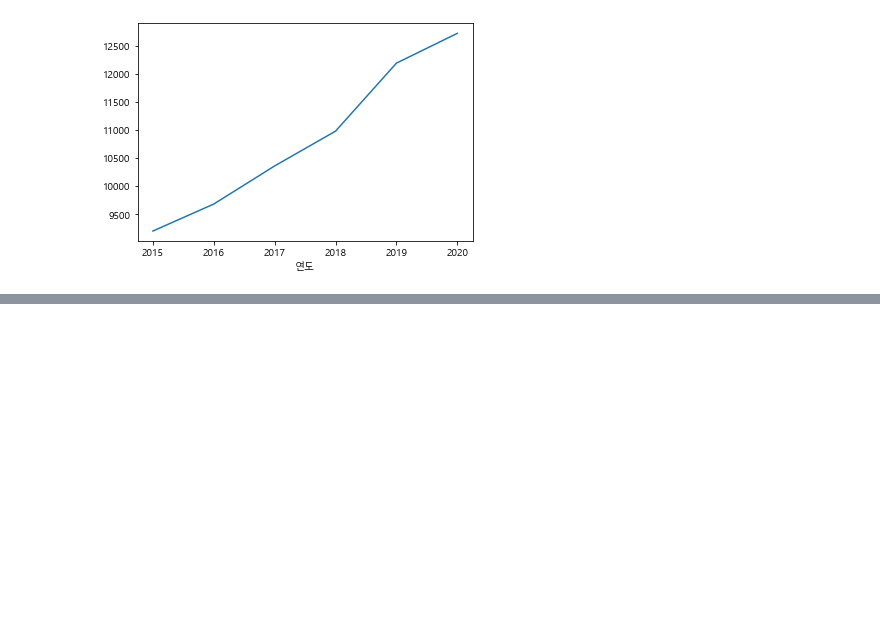
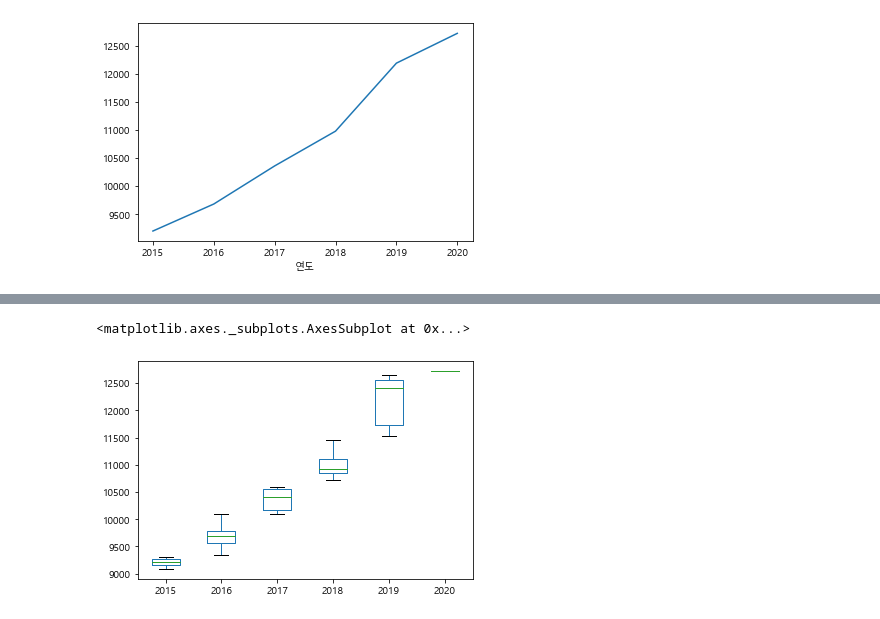
Before and after one commit to cho-jae-seong/Data_Analysis, a Jupyter notebook: open_data_analysis.ipynb, the cells around one changed output, grey strips where cells are left out. Cells and saved outputs as stored; diff of their text form; code cells hidden in the pictures; blank space fills up the shorter version.

```diff
--- a/open_data_analysis.ipynb
+++ b/open_data_analysis.ipynb
@@ -516,0 +549,5 @@ df_last.groupby(["연도"])["평당분양가격"].mean().plot()
+# %%
+df_last.pivot_table(index="월",columns="연도",values="평당분양가격").plot.box()
+# %% [output]
+<matplotlib.axes._subplots.AxesSubplot at 0x...>
+[figure, added]
```
Also changed, not shown: parts of 8 cells of this notebook.
